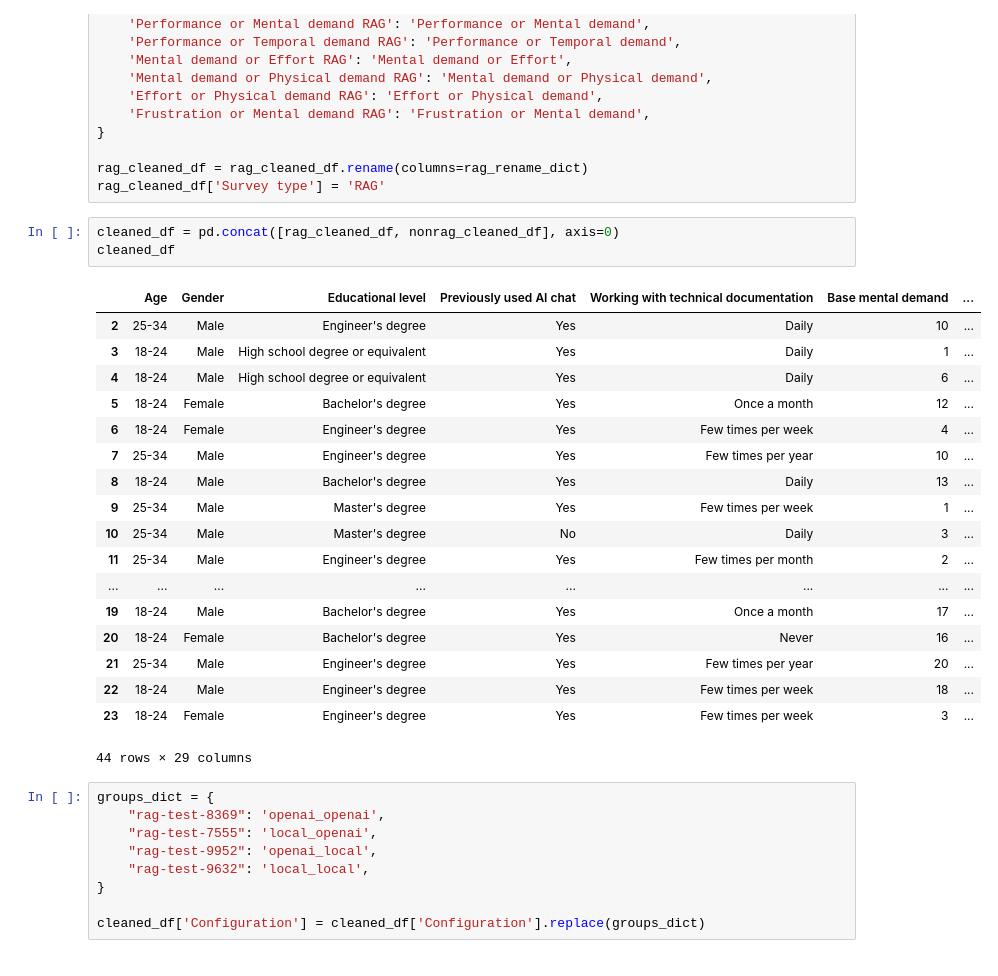
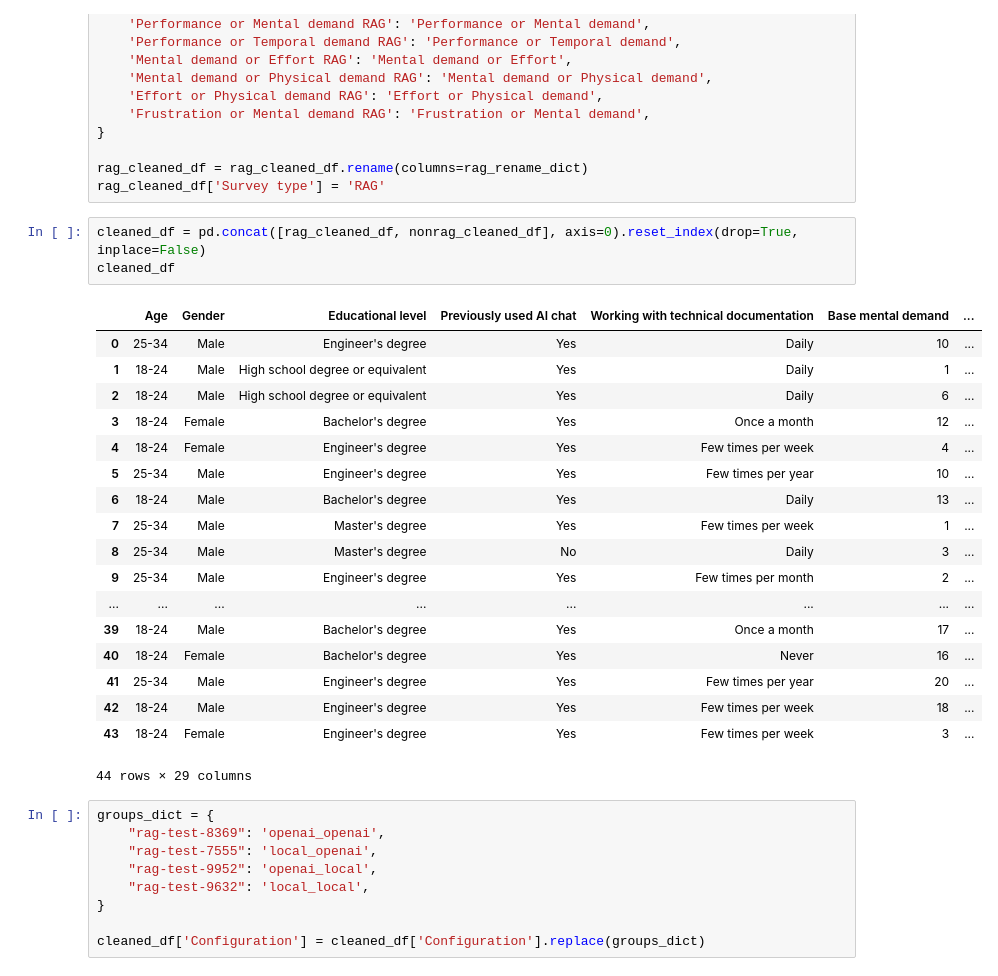
Before and after one commit to Norceis/rag, a Jupyter notebook: notebooks/nasa_results.ipynb, the cells around one changed output. Drawn from its saved outputs; the diff is of its cells as text.

```diff
--- a/notebooks/nasa_results.ipynb
+++ b/notebooks/nasa_results.ipynb
@@ -344,26 +430,26 @@ rag_rename_dict = {
 rag_cleaned_df = rag_cleaned_df.rename(columns=rag_rename_dict)
 rag_cleaned_df['Survey type'] = 'RAG'
 # %%
-cleaned_df = pd.concat([rag_cleaned_df, nonrag_cleaned_df], axis=0)
+cleaned_df = pd.concat([rag_cleaned_df, nonrag_cleaned_df], axis=0).reset_index(drop=True, inplace=False)
 cleaned_df
 # %% [output]
 |  | Age | Gender | Educational level | Previously used AI chat | Working with technical documentation | Base mental demand | ... |
-| 2 | 25-34 | Male | Engineer's degree | Yes | Daily | 10 | ... |
-| 3 | 18-24 | Male | High school degree or equivalent | Yes | Daily | 1 | ... |
-| 4 | 18-24 | Male | High school degree or equivalent | Yes | Daily | 6 | ... |
-| 5 | 18-24 | Female | Bachelor's degree | Yes | Once a month | 12 | ... |
-| 6 | 18-24 | Female | Engineer's degree | Yes | Few times per week | 4 | ... |
-| 7 | 25-34 | Male | Engineer's degree | Yes | Few times per year | 10 | ... |
-| 8 | 18-24 | Male | Bachelor's degree | Yes | Daily | 13 | ... |
-| 9 | 25-34 | Male | Master's degree | Yes | Few times per week | 1 | ... |
-| 10 | 25-34 | Male | Master's degree | No | Daily | 3 | ... |
-| 11 | 25-34 | Male | Engineer's degree | Yes | Few times per month | 2 | ... |
+| 0 | 25-34 | Male | Engineer's degree | Yes | Daily | 10 | ... |
+| 1 | 18-24 | Male | High school degree or equivalent | Yes | Daily | 1 | ... |
+| 2 | 18-24 | Male | High school degree or equivalent | Yes | Daily | 6 | ... |
+| 3 | 18-24 | Female | Bachelor's degree | Yes | Once a month | 12 | ... |
+| 4 | 18-24 | Female | Engineer's degree | Yes | Few times per week | 4 | ... |
+| 5 | 25-34 | Male | Engineer's degree | Yes | Few times per year | 10 | ... |
+| 6 | 18-24 | Male | Bachelor's degree | Yes | Daily | 13 | ... |
+| 7 | 25-34 | Male | Master's degree | Yes | Few times per week | 1 | ... |
+| 8 | 25-34 | Male | Master's degree | No | Daily | 3 | ... |
+| 9 | 25-34 | Male | Engineer's degree | Yes | Few times per month | 2 | ... |
 | ... | ... | ... | ... | ... | ... | ... | ... |
-| 19 | 18-24 | Male | Bachelor's degree | Yes | Once a month | 17 | ... |
-| 20 | 18-24 | Female | Bachelor's degree | Yes | Never | 16 | ... |
-| 21 | 25-34 | Male | Engineer's degree | Yes | Few times per year | 20 | ... |
-| 22 | 18-24 | Male | Engineer's degree | Yes | Few times per week | 18 | ... |
-| 23 | 18-24 | Female | Engineer's degree | Yes | Few times per week | 3 | ... |
+| 39 | 18-24 | Male | Bachelor's degree | Yes | Once a month | 17 | ... |
+| 40 | 18-24 | Female | Bachelor's degree | Yes | Never | 16 | ... |
+| 41 | 25-34 | Male | Engineer's degree | Yes | Few times per year | 20 | ... |
+| 42 | 18-24 | Male | Engineer's degree | Yes | Few times per week | 18 | ... |
+| 43 | 18-24 | Female | Engineer's degree | Yes | Few times per week | 3 | ... |
 44 rows × 29 columns
 # %%
 groups_dict = {
```
Also changed, not shown: parts of 16 cells of this notebook, 23 other files.
